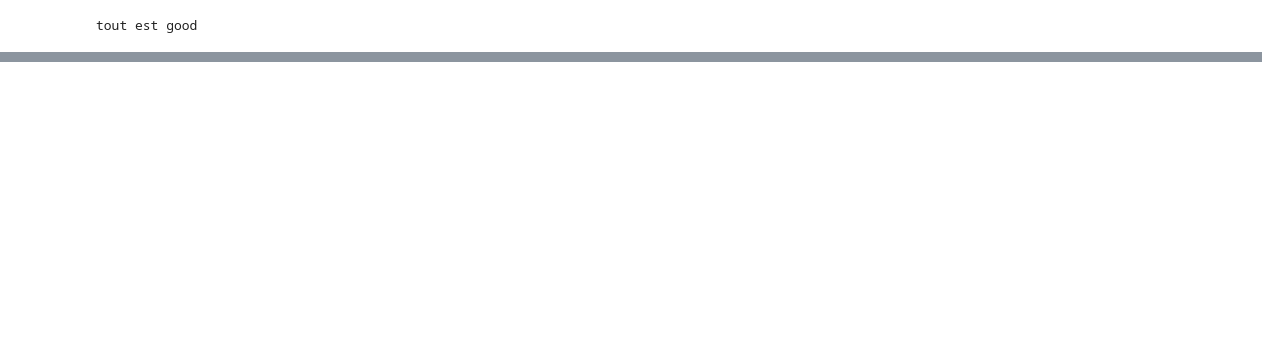
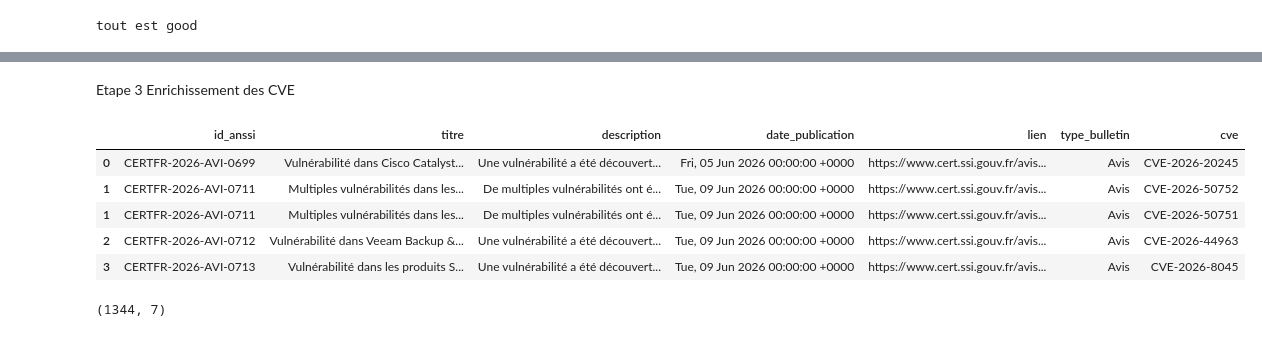
Before and after one commit to Yuushi000/Mastercamp_TD_Final_note, a Jupyter notebook: MC_TD_Final.ipynb, the cells around one changed output, grey strips where cells are left out. Cells and saved outputs as stored; diff of their text form; code cells hidden in the pictures; blank space fills up the shorter version.

```diff
--- a/MC_TD_Final.ipynb
+++ b/MC_TD_Final.ipynb
@@ -155,3 +155,27 @@ Voici les dernières lignes (les 5 que nous avions supprimées doivent être rev
 | 77 | CERTFR-2026-ALE-003 | Note d’alerte – Ciblage des messa... | Les travaux conjoints des service... | Fri, 20 Mar 2026 00:00:00 +0000 | https://www.cert.ssi.gouv.fr/aler... | Alerte | [] |
 | 78 | CERTFR-2026-ALE-004 | Vulnérabilité dans F5 BIG-IP Acce... | Le 15 octobre 2025, F5 a publié u... | Tue, 31 Mar 2026 00:00:00 +0000 | https://www.cert.ssi.gouv.fr/aler... | Alerte | [CVE-2025-53521] |
 | 79 | CERTFR-2026-ALE-005 | [Màj] Vulnérabilité dans Microsof... | [Mise à jour du 11 juin 2026] Le ... | Fri, 15 May 2026 00:00:00 +0000 | https://www.cert.ssi.gouv.fr/aler... | Alerte | [CVE-2026-42897] |
+# %% [markdown]
+Etape 3 Enrichissement des CVE
+# %%
+
+import ast
+
+df_final["liste_cves"] = df_final["liste_cves"].apply(
+    lambda x: ast.literal_eval(x) if isinstance(x, str) else x)
+#pour transformer liste_cves en une ligne par CVE
+df_cves = df_final.explode("liste_cves")
+df_cves = df_cves.rename(columns={"liste_cves": "cve"})
+df_cves = df_cves[df_cves["cve"].notna()]
+df_cves = df_cves[df_cves["cve"] != ""]
+
+display(df_cves.head())
+print(df_cves.shape)
+# %% [output]
+|  | id_anssi | titre | description | date_publication | lien | type_bulletin | cve |
+| 0 | CERTFR-2026-AVI-0699 | Vulnérabilité dans Cisco Catalyst... | Une vulnérabilité a été découvert... | Fri, 05 Jun 2026 00:00:00 +0000 | https://www.cert.ssi.gouv.fr/avis... | Avis | CVE-2026-20245 |
+| 1 | CERTFR-2026-AVI-0711 | Multiples vulnérabilités dans les... | De multiples vulnérabilités ont é... | Tue, 09 Jun 2026 00:00:00 +0000 | https://www.cert.ssi.gouv.fr/avis... | Avis | CVE-2026-50752 |
+| 1 | CERTFR-2026-AVI-0711 | Multiples vulnérabilités dans les... | De multiples vulnérabilités ont é... | Tue, 09 Jun 2026 00:00:00 +0000 | https://www.cert.ssi.gouv.fr/avis... | Avis | CVE-2026-50751 |
+| 2 | CERTFR-2026-AVI-0712 | Vulnérabilité dans Veeam Backup &... | Une vulnérabilité a été découvert... | Tue, 09 Jun 2026 00:00:00 +0000 | https://www.cert.ssi.gouv.fr/avis... | Avis | CVE-2026-44963 |
+| 3 | CERTFR-2026-AVI-0713 | Vulnérabilité dans les produits S... | Une vulnérabilité a été découvert... | Tue, 09 Jun 2026 00:00:00 +0000 | https://www.cert.ssi.gouv.fr/avis... | Avis | CVE-2026-8045 |
+(1344, 7)
```
Also changed, not shown: parts of 4 cells of this notebook, 1 other file.
